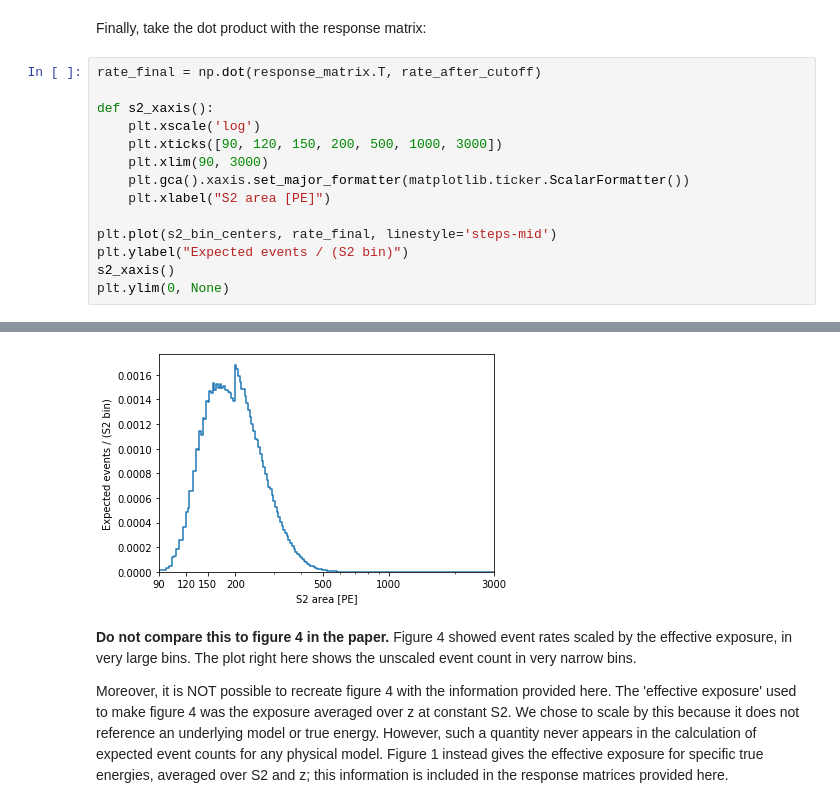
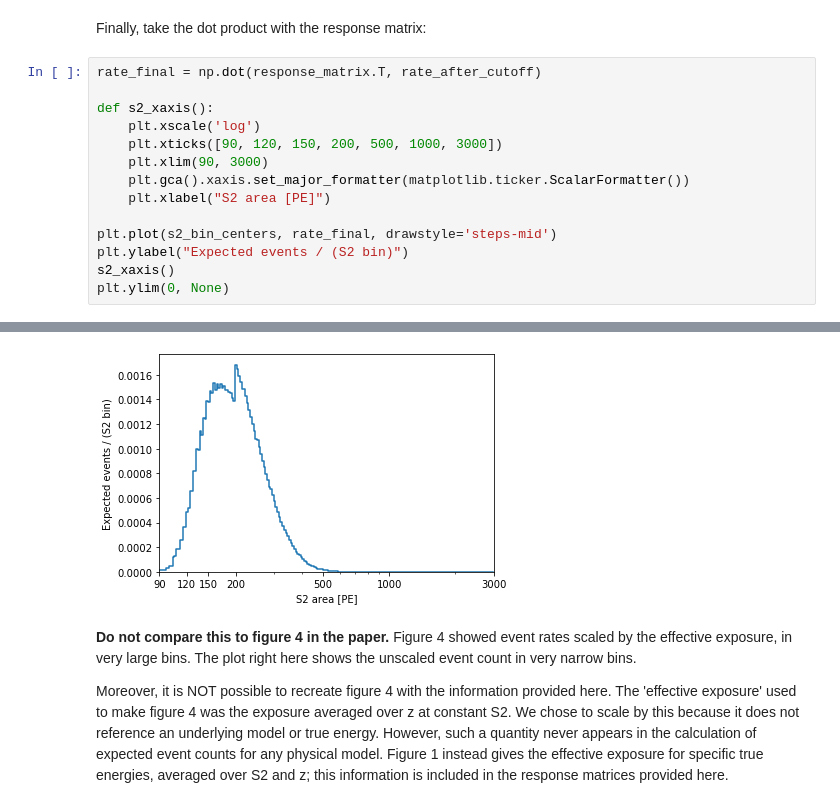
Before and after one commit to XENON1T/s2only_data_release, a Jupyter notebook: example_analysis.ipynb, the cells around one changed output, grey strips where cells are left out. Drawn from its saved outputs; the diff is of its cells as text.

```diff
--- a/example_analysis.ipynb
+++ b/example_analysis.ipynb
@@ -111,7 +111,7 @@ def s2_xaxis():
     plt.gca().xaxis.set_major_formatter(matplotlib.ticker.ScalarFormatter())
     plt.xlabel("S2 area [PE]")
 
-plt.plot(s2_bin_centers, rate_final, linestyle='steps-mid')
+plt.plot(s2_bin_centers, rate_final, drawstyle='steps-mid')
 plt.ylabel("Expected events / (S2 bin)")
 s2_xaxis()
 plt.ylim(0, None)
@@ -120,4 +120,4 @@ plt.ylim(0, None)
-[figure, old version]
+[figure, new version]
 # %% [markdown]
 **Do not compare this to figure 4 in the paper.** Figure 4 showed event rates scaled by the effective exposure, in very large bins. The plot right here shows the unscaled event count in very narrow bins.
 
```
Also changed, not shown: parts of 7 cells of this notebook.
